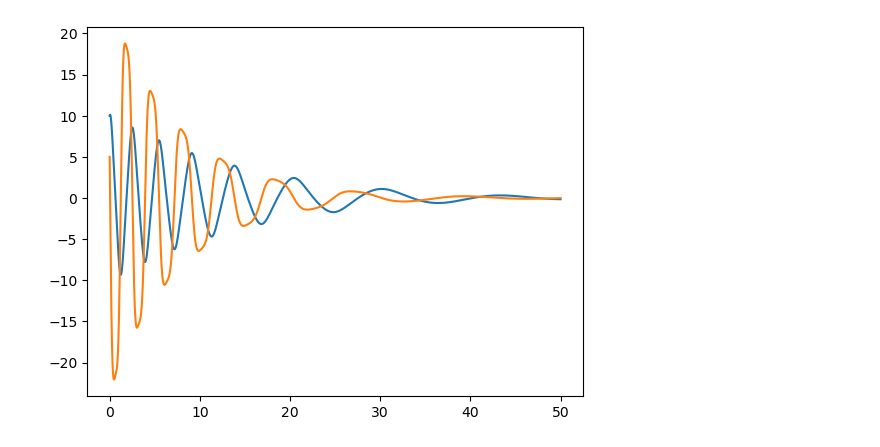
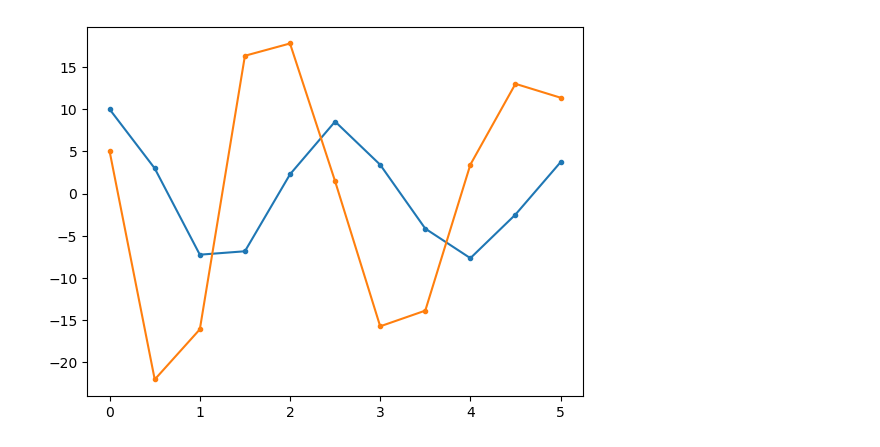
Before and after one commit to etrilling/MS-project, a Jupyter notebook: tmp1-random-duffing-oscillator-tests.ipynb, the cells around one changed output. Cells and saved outputs as stored; diff of their text form; code cells hidden in the pictures.

```diff
--- a/tmp1-random-duffing-oscillator-tests.ipynb
+++ b/tmp1-random-duffing-oscillator-tests.ipynb
@@ -16,16 +13,16 @@ The autoreload extension is already loaded. To reload it, use:
 # make a specific Lotka-Volterra right-hand side function
 duffing_oscillator_rhs = generate_duffing_oscillator_rhs(0.2, 0.2, 0.1)
 
-dt = 0.01
-t_span = (0, 50)
+dt = 0.5
+t_span = (0, 5)
 
 t_eval = np.arange(t_span[0], t_span[1] + dt, dt)
 x0 = (10, 5)
 # %%
 x_train = generate_training_data(duffing_oscillator_rhs, x0, t_eval)
 
-plt.plot(t_eval, x_train.T)
+plt.plot(t_eval, x_train.T, '.-')
 plt.show()
 # %% [output]
-[figure, old version]
+[figure, new version]
 # %%
```
Also changed, not shown: parts of 7 cells of this notebook, 6 other files.
